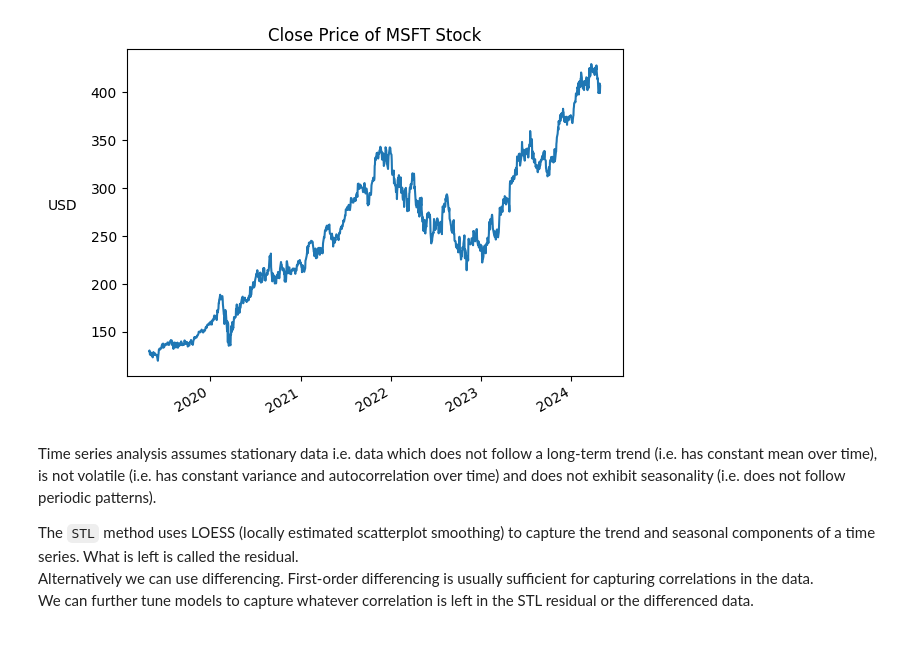
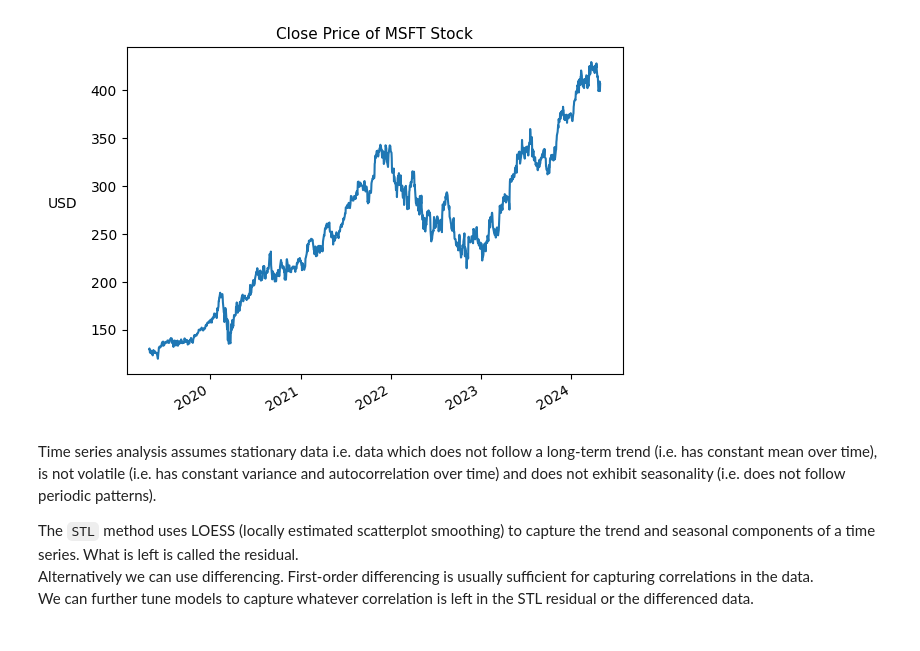
Before and after one commit to anmkap/market-prediction, a Jupyter notebook: notebooks/arima.ipynb, the cells around one changed output. Cells and saved outputs as stored; diff of their text form; code cells hidden in the pictures.

```diff
--- a/notebooks/arima.ipynb
+++ b/notebooks/arima.ipynb
@@ -1,13 +1,15 @@
 # %%
 import pandas as pd
 df = pd.read_csv('../data/msft-historical.csv')
 df['Date'] = pd.to_datetime(df['Date'])
 df.set_index('Date', inplace=True)
 pdx = '20211004'
-ax = df['Close'][:].plot(title='Close Price of MSFT Stock', xlabel='')
-_ = ax.set_ylabel('USD', rotation=0, labelpad=20)
+ax = df['Close'][:].plot(xlabel='')
+ax.set_ylabel('USD', rotation=0, labelpad=20)
+plt.title("Close Price of MSFT Stock", fontsize = 11)
+plt.show()
 # %% [output]
-[figure, old version]
+[figure, new version]
 # %% [markdown]
 Time series analysis assumes stationary data i.e. data which does not follow a long-term trend (i.e. has constant mean over time), is not volatile (i.e. has constant variance and autocorrelation over time) and does not exhibit seasonality (i.e. does not follow periodic patterns).
 
```
Also changed, not shown: parts of 6 cells of this notebook.
